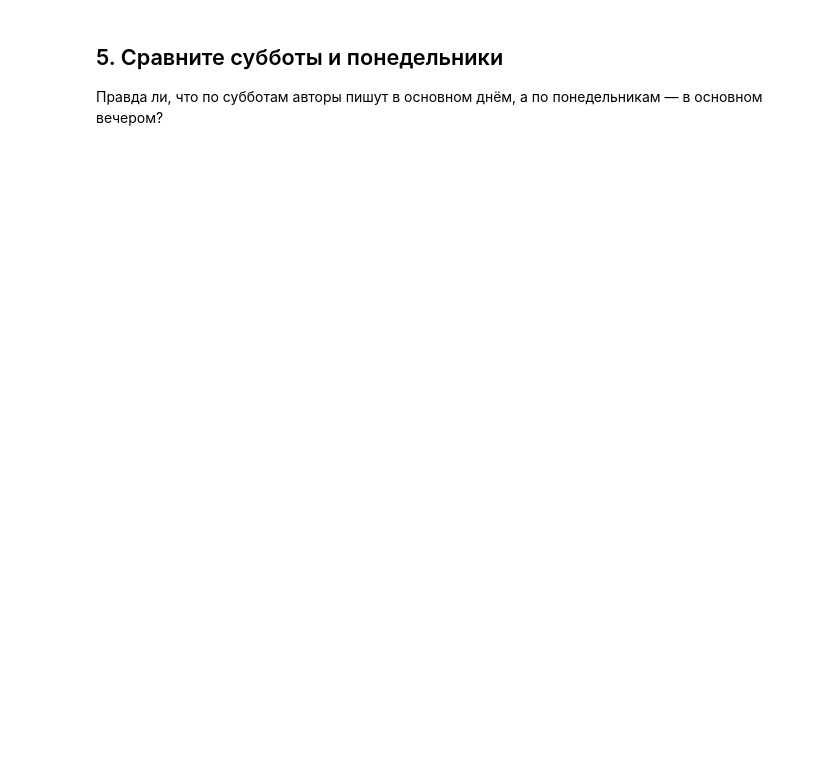
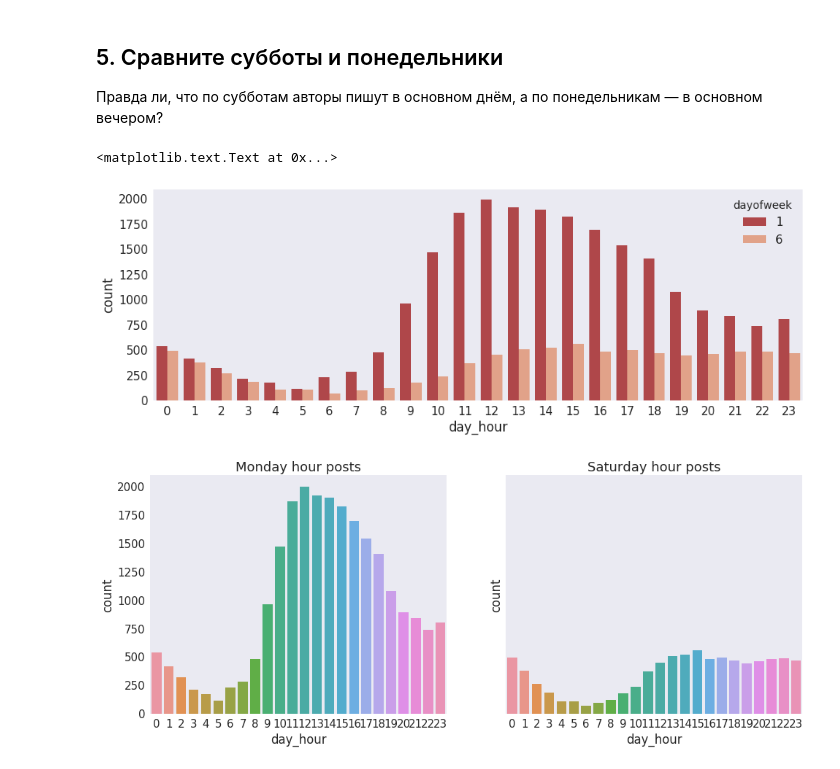
Before and after one commit to millioner/mlcourse_open, a Jupyter notebook: jupyter_notebooks/topic02_visual_analysis/hw2_habr_visual_analysis.ipynb, the cells around one changed output. Drawn from its saved outputs; the diff is of its cells as text; code cells hidden in the pictures; blank space fills up the shorter version.

```diff
--- a/jupyter_notebooks/topic02_visual_analysis/hw2_habr_visual_analysis.ipynb
+++ b/jupyter_notebooks/topic02_visual_analysis/hw2_habr_visual_analysis.ipynb
@@ -136,3 +198,19 @@ df['hour'] = [d.hour for d in df.published]
 ## 5\. Сравните субботы и понедельники
 
 Правда ли, что по субботам авторы пишут в основном днём, а по понедельникам — в основном вечером?
+# %%
+# variant 1
+
+# оба графика на одной оси:
+sns.countplot(x='day_hour', data=df[(df['dayofweek'] == 1) | (df['dayofweek'] == 6)], hue='dayofweek')
+
+# и по отдельности
+_, axes = plt.subplots(1, 2, sharey=True, figsize=(16,6))
+g1 = sns.countplot(x='day_hour', data=df[df['dayofweek'] == 1], ax=axes[0])
+g2 = sns.countplot(x='day_hour', data=df[df['dayofweek'] == 6], ax=axes[1])
+g1.set_title('Monday hour posts')
+g2.set_title('Saturday hour posts')
+# %% [output]
+<matplotlib.text.Text at 0x...>
+[figure, added]
+[figure, added]
```
Also changed, not shown: parts of 7 cells of this notebook, 1 other file.
